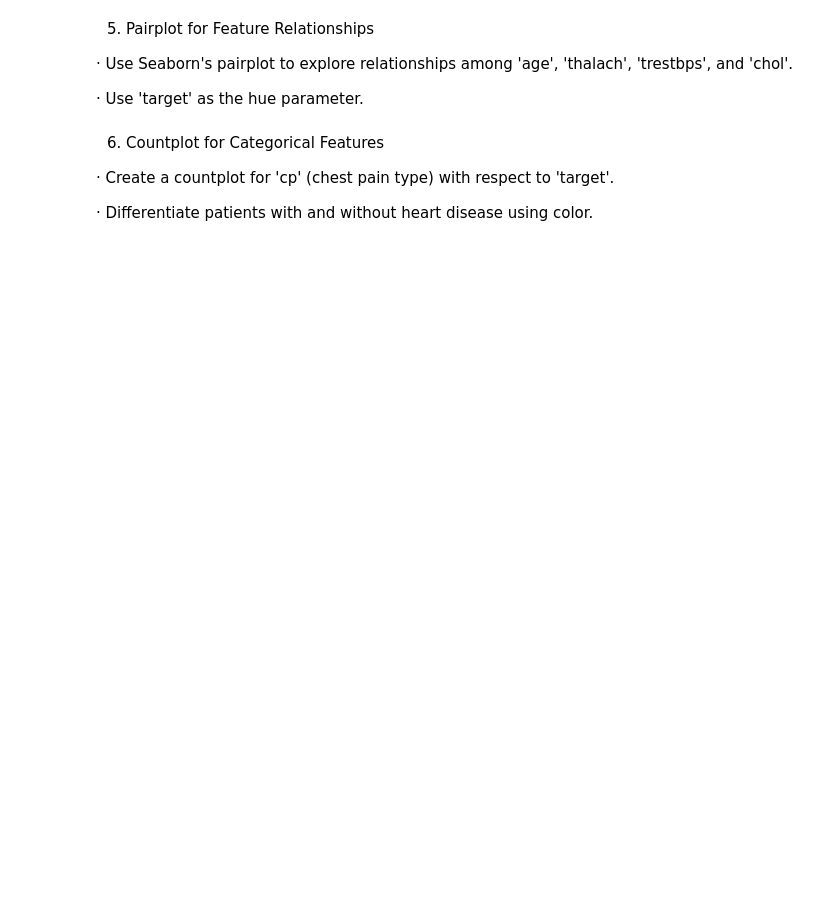
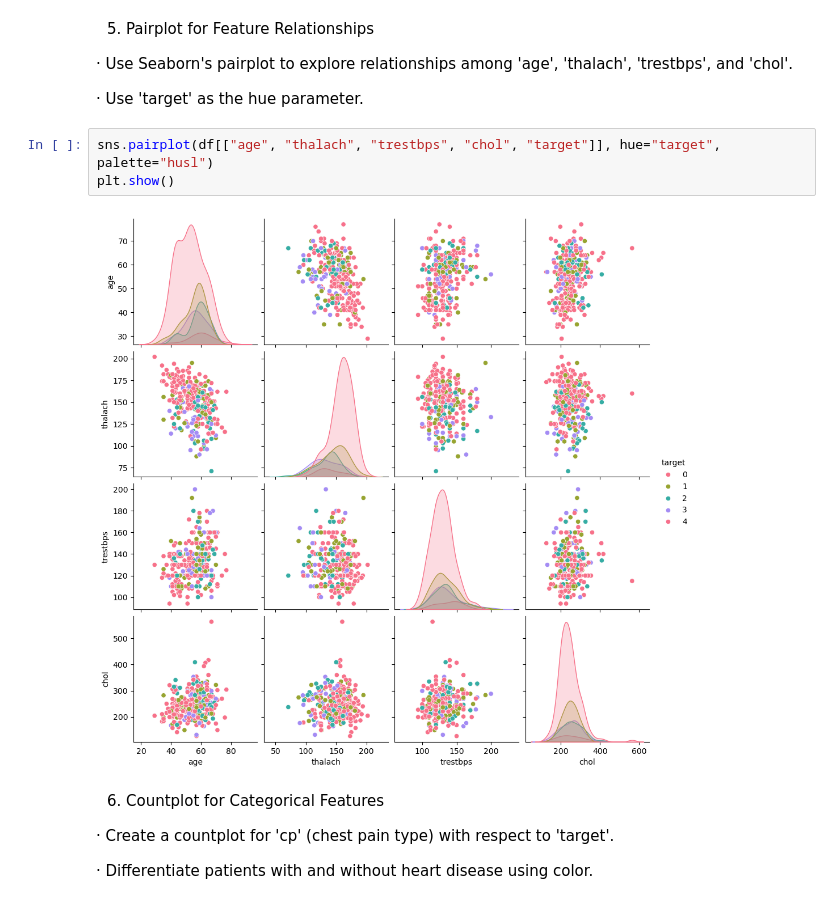
Before and after one commit to PaullGit/AI-healthcare, a Jupyter notebook: Week5/M3_A1_group09.ipynb, the cells around one changed output. Saved outputs shown, nothing was run; the diff lists cells and outputs as text; blank space fills up the shorter version.

```diff
--- a/Week5/M3_A1_group09.ipynb
+++ b/Week5/M3_A1_group09.ipynb
@@ -120,6 +171,11 @@ o A scatter plot visualizing the relationship between 'chol' and 'thalach'.
 · Use Seaborn's pairplot to explore relationships among 'age', 'thalach', 'trestbps', and 'chol'.
 
 · Use 'target' as the hue parameter.
+# %%
+sns.pairplot(df[["age", "thalach", "trestbps", "chol", "target"]], hue="target", palette="husl")
+plt.show()
+# %% [output]
+[figure, added]
 # %% [markdown]
 6. Countplot for Categorical Features
 
```
Also changed, not shown: parts of 9 cells of this notebook.
